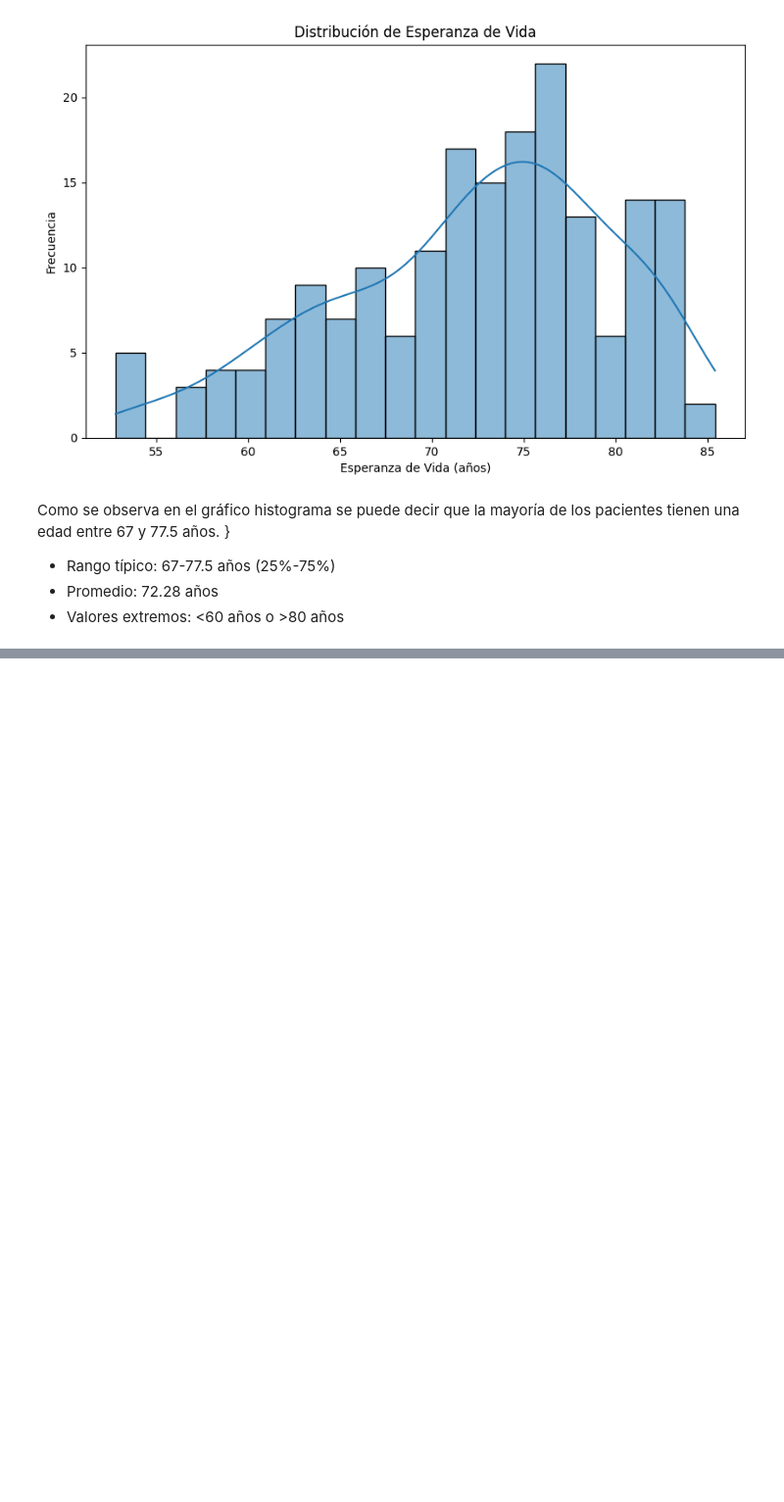
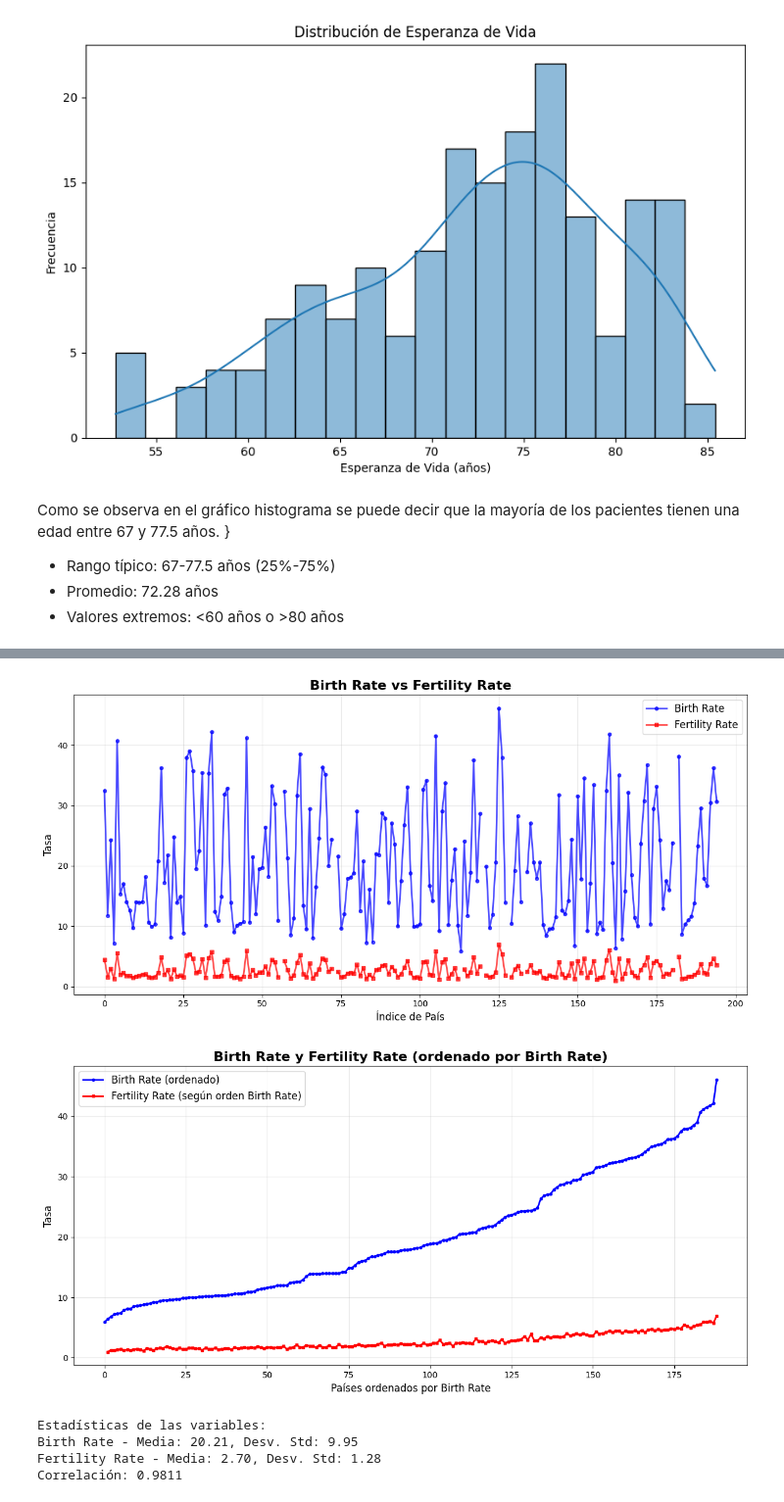
Before and after one commit to drojaslopez/DataScience, a Jupyter notebook: 3 Análisis estadístico con Python (G122)/Desafio/3/Desafio_Preparación_datos_gráficos.ipynb, the cells around one changed output, grey strips where cells are left out. Shown at 98% size. Cells and saved outputs as stored; diff of their text form; code cells hidden in the pictures; blank space fills up the shorter version.

```diff
--- a/3 Análisis estadístico con Python (G122)/Desafio/3/Desafio_Preparación_datos_gráficos.ipynb
+++ b/3 Análisis estadístico con Python (G122)/Desafio/3/Desafio_Preparación_datos_gráficos.ipynb
@@ -115,0 +168,75 @@ la mayoría de los pacientes tienen una edad entre 67 y 77.5 años.
+# %%
+# Crear gráfico lineal para Birth Rate y Fertility Rate
+plt.figure(figsize=(12, 6))
+
+# Ordenar los datos por índice para mejor visualización
+df_line = df_numeric[['Birth Rate', 'Fertility Rate']].copy()
+df_line = df_line.sort_index()
+
+# Graficar ambas variables
+plt.plot(df_line.index, df_line['Birth Rate'],
+         label='Birth Rate',
+         color='blue',
+         linewidth=2,
+         marker='o',
+         markersize=4,
+         alpha=0.7)
+
+plt.plot(df_line.index, df_line['Fertility Rate'],
+         label='Fertility Rate',
+         color='red',
+         linewidth=2,
+         marker='s',
+         markersize=4,
+         alpha=0.7)
+
+# Configurar el gráfico
+plt.title('Birth Rate vs Fertility Rate', fontsize=16, fontweight='bold')
+plt.xlabel('Índice de País', fontsize=12)
+plt.ylabel('Tasa', fontsize=12)
+plt.legend(fontsize=12)
+plt.grid(True, alpha=0.3)
+plt.tight_layout()
+plt.show()
+
+# Alternativa: Gráfico con ordenamiento por una de las variables
+plt.figure(figsize=(12, 6))
+
+# Ordenar por Birth Rate para ver la tendencia
+df_sorted = df_numeric[['Birth Rate', 'Fertility Rate']].copy()
+df_sorted = df_sorted.sort_values('Birth Rate')
+
+plt.plot(range(len(df_sorted)), df_sorted['Birth Rate'],
+         label='Birth Rate (ordenado)',
+         color='blue',
+         linewidth=2,
+         marker='o',
+         markersize=3)
+
+plt.plot(range(len(df_sorted)), df_sorted['Fertility Rate'],
+         label='Fertility Rate (según orden Birth Rate)',
+         color='red',
+         linewidth=2,
+         marker='s',
+         markersize=3)
+
+plt.title('Birth Rate y Fertility Rate (ordenado por Birth Rate)', fontsize=16, fontweight='bold')
+plt.xlabel('Países ordenados por Birth Rate', fontsize=12)
+plt.ylabel('Tasa', fontsize=12)
+plt.legend(fontsize=12)
+plt.grid(True, alpha=0.3)
+plt.tight_layout()
+plt.show()
+
+# Mostrar estadísticas básicas
+print("Estadísticas de las variables:")
+print(f"Birth Rate - Media: {df_numeric['Birth Rate'].mean():.2f}, Desv. Std: {df_numeric['Birth Rate'].std():.2f}")
+print(f"Fertility Rate - Media: {df_numeric['Fertility Rate'].mean():.2f}, Desv. Std: {df_numeric['Fertility Rate'].std():.2f}")
+print(f"Correlación: {df_numeric['Birth Rate'].corr(df_numeric['Fertility Rate']):.4f}")
+# %% [output]
+[figure, added]
+[figure, added]
+Estadísticas de las variables:
+Birth Rate - Media: 20.21, Desv. Std: 9.95
+Fertility Rate - Media: 2.70, Desv. Std: 1.28
+Correlación: 0.9811
```
Also changed, not shown: parts of 20 cells of this notebook.
